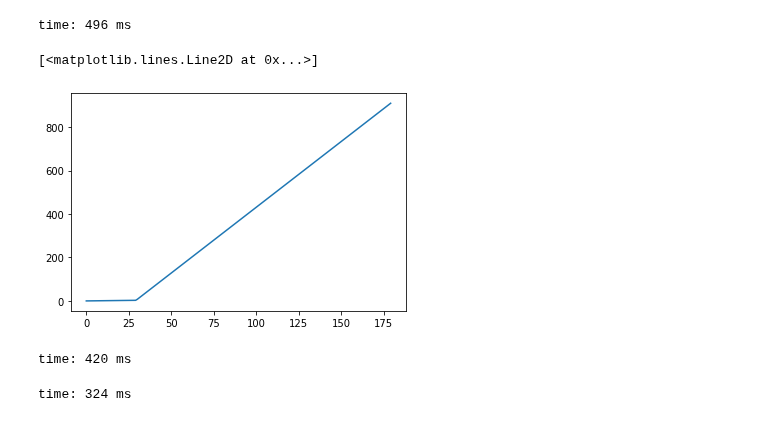
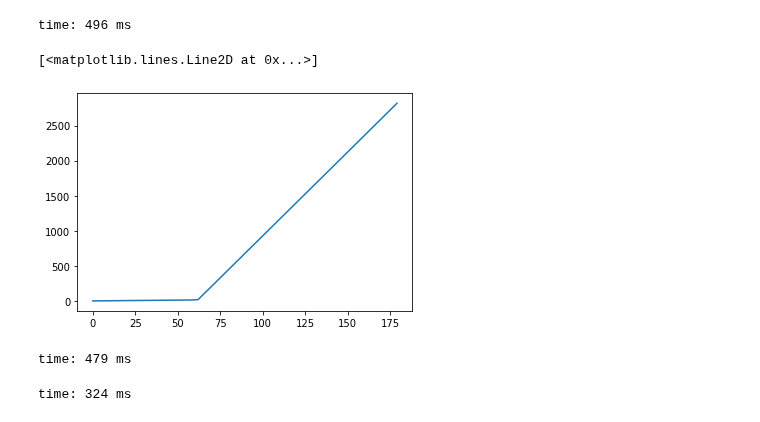
Before and after one commit to peijin94/SunRay, a Jupyter notebook: ray_scat_test.ipynb, the cells around one changed output. Saved outputs shown, nothing was run; the diff lists cells and outputs as text; code cells hidden in the pictures.

```diff
--- a/ray_scat_test.ipynb
+++ b/ray_scat_test.ipynb
@@ -179,11 +179,11 @@ torch.atan(torch.Tensor([2]))
 # %%
 plt.hist(torch.sum(r_vec*k_vec,0).cpu())
 # %%
-plt.plot(np.array(np.array(t_collect_local)))
+plt.plot(np.array(np.array(t_collect)))
 # %% [output]
 [<matplotlib.lines.Line2D at 0x...>]
-[figure, old version]
+[figure, new version]
-time: 420 ms
+time: 479 ms
 # %%
 np.savez('sunray_small_float32_20deg_0.3_0.1.npz', steps_N  = steps_N, collect_N = collect_N,
     photon_N = photon_N, start_r = start_r, start_theta = start_theta,
```
Also changed, not shown: parts of 2 cells of this notebook, 3 other files.
